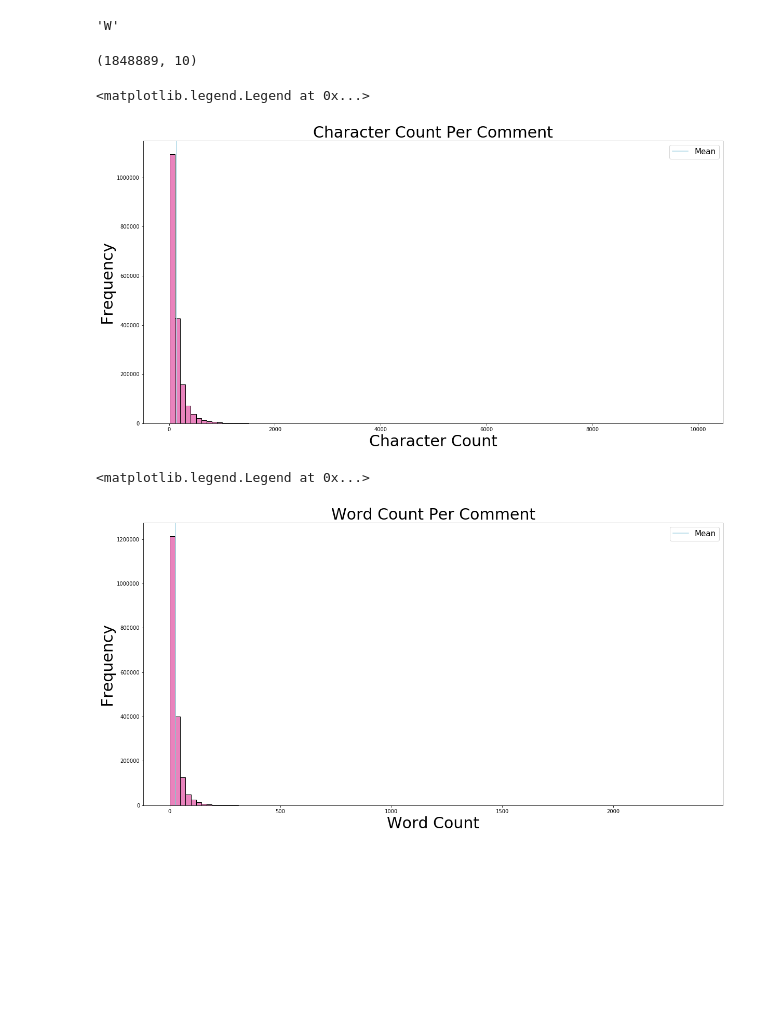
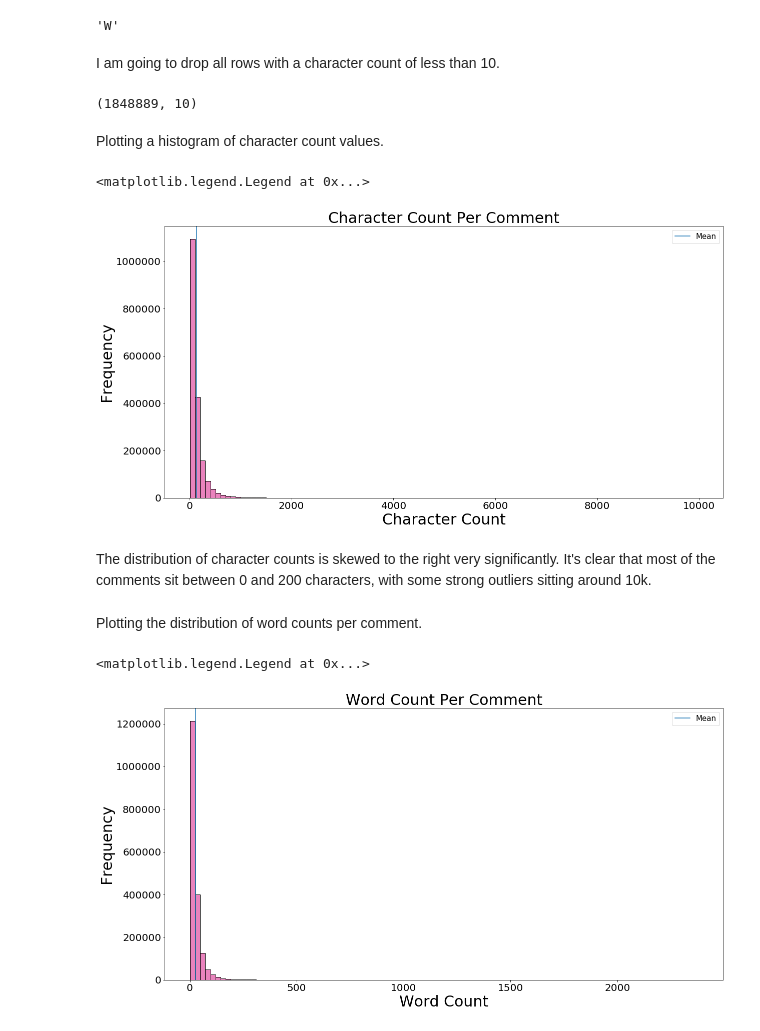
Before and after one commit to aburpee/Blackops_4_Survival_Analysis, a Jupyter notebook: code/02_cleaning_eda.ipynb, the cells around one changed output. Drawn from its saved outputs; the diff is of its cells as text; code cells hidden in the pictures; blank space fills up the shorter version.

```diff
--- a/code/02_cleaning_eda.ipynb
+++ b/code/02_cleaning_eda.ipynb
@@ -149,0 +154,2 @@ df.score.min()
+# %%
+df.index = range(len(df))
@@ -179,2 +196,0 @@ string[:-9]
-# %%
-df['body'] = df['body'].apply(lambda x: re.sub('([^a-zA-Z ])', ' ', str(x)))
@@ -190,2 +196,0 @@ df.head()
-# %%
-df.index = range(len(df.index))
@@ -234,5 +239,5 @@ df.body.loc[1067694]
 # %%
-df.drop(1067694, axis = 0, inplace = True)
+df.drop(df.character_count.idxmax(), axis = 0, inplace = True)
 # %%
 df.character_count.idxmax()
 # %% [output]
@@ -249,53 +254,49 @@ df.character_count.idxmin()
 df['body'].loc[952]
 # %% [output]
 'W'
+# %% [markdown]
+I am going to drop all rows with a character count of less than 10.
 # %%
 df = df[df['character_count'] > 10]
 # %%
 df.shape
 # %% [output]
 (1848889, 10)
+# %% [markdown]
+Plotting a histogram of character count values.
 # %%
 plt.figure(figsize=(20,10))
 plt.hist(df['character_count'],
-#                df[df['subreddit']==1]['title_length']],
          bins=100,
          color=['#E983BD'],
          ec='k')
-# plt.hist([df[df['subreddit']==0]['title_length'],
-#                df[df['subreddit']==1]['title_length']],
-#                bins=15,
-#                color=['#23E9E3', '#EF9E35'],
-#                ec='#23E9E3')
 plt.ylabel('Frequency', fontsize = 30)
 plt.xlabel('Character Count', fontsize = 30)
-plt.axvline(df['character_count'].mean(), color = 'lightblue')
-# plt.axvline(df[df['subreddit']==1]['title_length'].mean(), color = 'blue')
+plt.axvline(df['character_count'].mean(), color = 'C0')
 plt.title('Character Count Per Comment', fontsize=30)
+plt.xticks(fontsize = 20)
+plt.yticks(fontsize = 20)
 plt.legend(['Mean'], fontsize = 15)
-# plt.xticks([20,40,60,80,100,120,140,160,180,200,220,240,260,280]);
 # %% [output]
 <matplotlib.legend.Legend at 0x...>
-[figure, old version]
+[figure, new version]
+# %% [markdown]
+The distribution of character counts is skewed to the right very significantly. It's clear that most of the comments sit between 0 and 200 characters, with some strong outliers sitting around 10k.
+# %% [markdown]
+Plotting the distribution of word counts per comment.
 # %%
 plt.figure(figsize=(20,10))
 plt.hist(df['word_count'],
-#                df[df['subreddit']==1]['title_length']],
          bins=100,
          color=['#E983BD'],
          ec='k')
-# plt.hist([df[df['subreddit']==0]['title_length'],
-#                df[df['subreddit']==1]['title_length']],
-#                bins=15,
-#                color=['#23E9E3', '#EF9E35'],
-#                ec='#23E9E3')
 plt.ylabel('Frequency', fontsize = 30)
 plt.xlabel('Word Count', fontsize = 30)
-plt.axvline(df['word_count'].mean(), color = 'lightblue')
-# plt.axvline(df[df['subreddit']==1]['title_length'].mean(), color = 'blue')
+plt.axvline(df['word_count'].mean(), color = 'C0')
+plt.xticks(fontsize = 20)
+plt.yticks(fontsize = 20)
 plt.title('Word Count Per Comment', fontsize=30)
 plt.legend(['Mean'], fontsize = 15)
-# plt.xticks([20,40,60,80,100,120,140,160,180,200,220,240,260,280]);
 # %% [output]
 <matplotlib.legend.Legend at 0x...>
-[figure, old version]
+[figure, new version]
```
Also changed, not shown: parts of 247 cells of this notebook, 18 other files.
